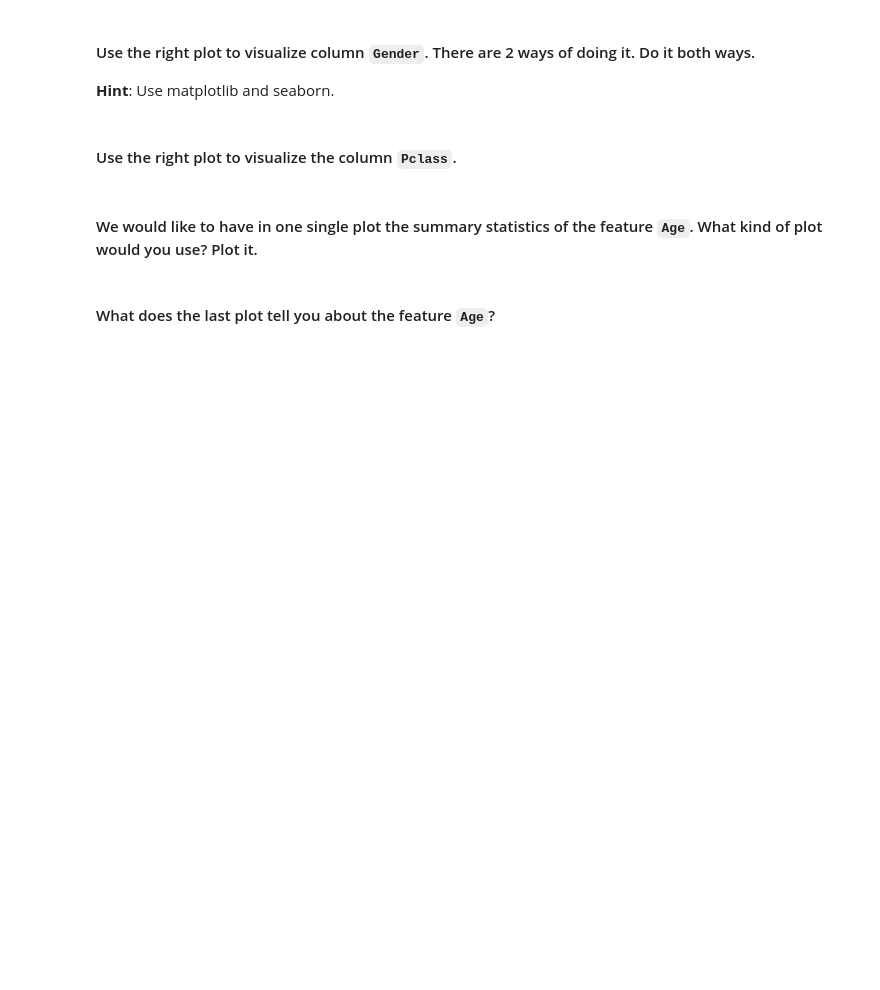
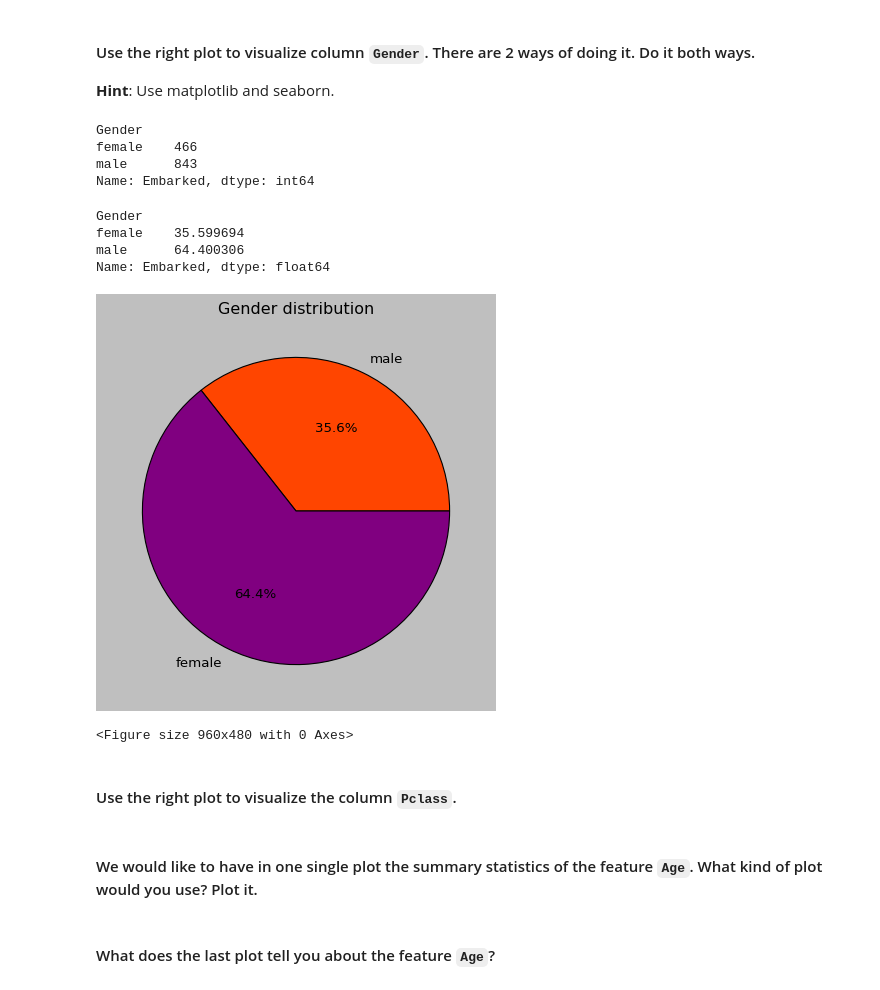
Before and after one commit to rebeccaestiarte/lab-matplotlib-seaborn, a Jupyter notebook: your-code/main.ipynb, the cells around one changed output. Cells and saved outputs as stored; diff of their text form; code cells hidden in the pictures; blank space fills up the shorter version.

```diff
--- a/your-code/main.ipynb
+++ b/your-code/main.ipynb
@@ -486,2 +511,35 @@ your comments here
+# %%
+distribution_by_gender = titanic.groupby("Gender").count()
+embarked_by_gender = distribution_by_gender["Embarked"]
+embarked_by_gender
+# %% [output]
+Gender
+female    466
+male      843
+Name: Embarked, dtype: int64
+# %%
+percentages = (embarked_by_gender / embarked_by_gender.sum())*100
+percentages
+# %% [output]
+Gender
+female    35.599694
+male      64.400306
+Name: Embarked, dtype: float64
+# %%
+# Method 1 - matplotlib
+
+plt.figure(figsize = (17,6))
+plt.pie(percentages,
+        labels = ["male", "female"],
+        colors = ["orangered", "purple"],
+        startangle = 0,
+        autopct = "%1.1f%%")
+plt.title("Gender distribution")
+
+plt.show()
+plt.clf()
+# %% [output]
+[figure, added]
+<Figure size 960x480 with 0 Axes>
 # %%
 # Method 2 - seaborn
```
Also changed, not shown: parts of 12 cells of this notebook, 1 other file.
